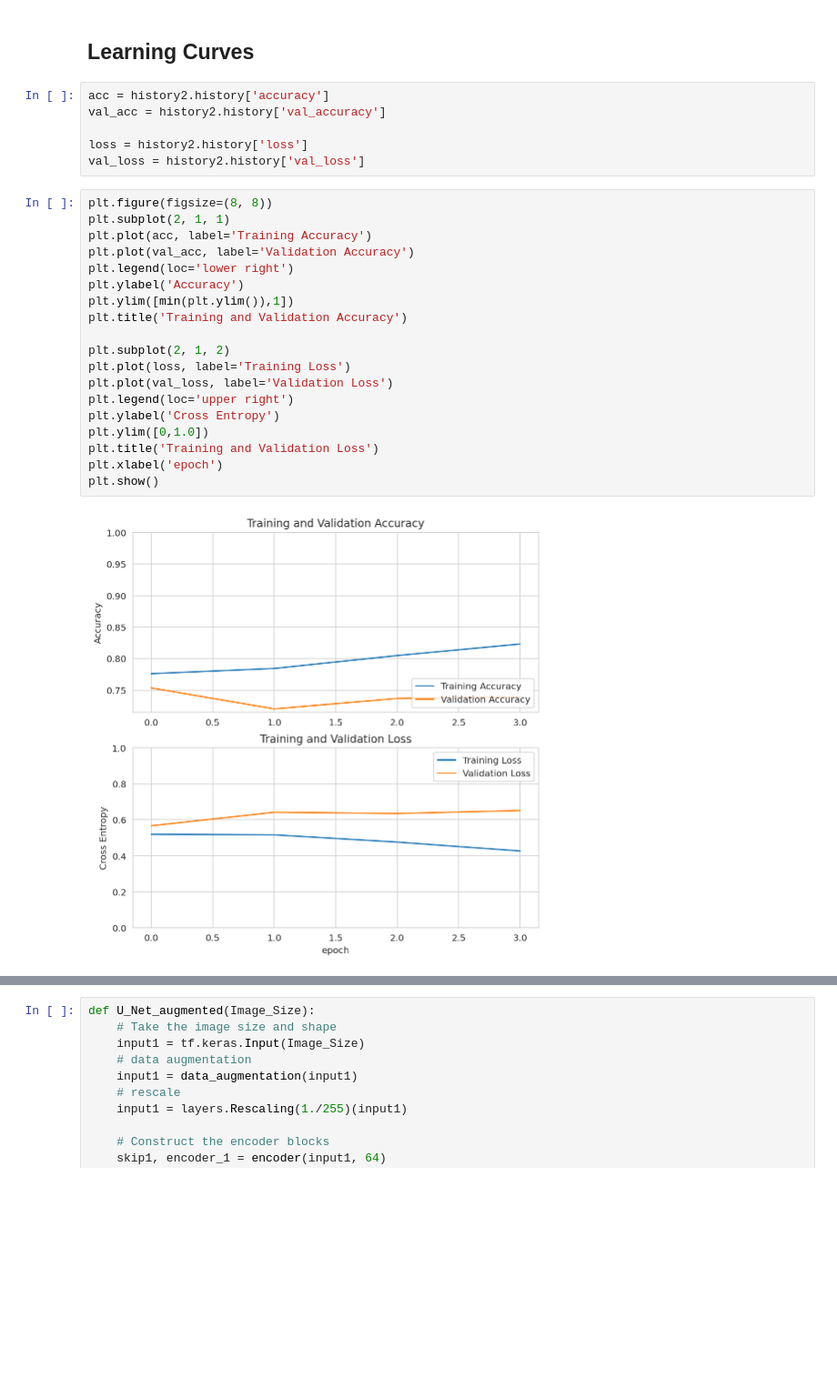
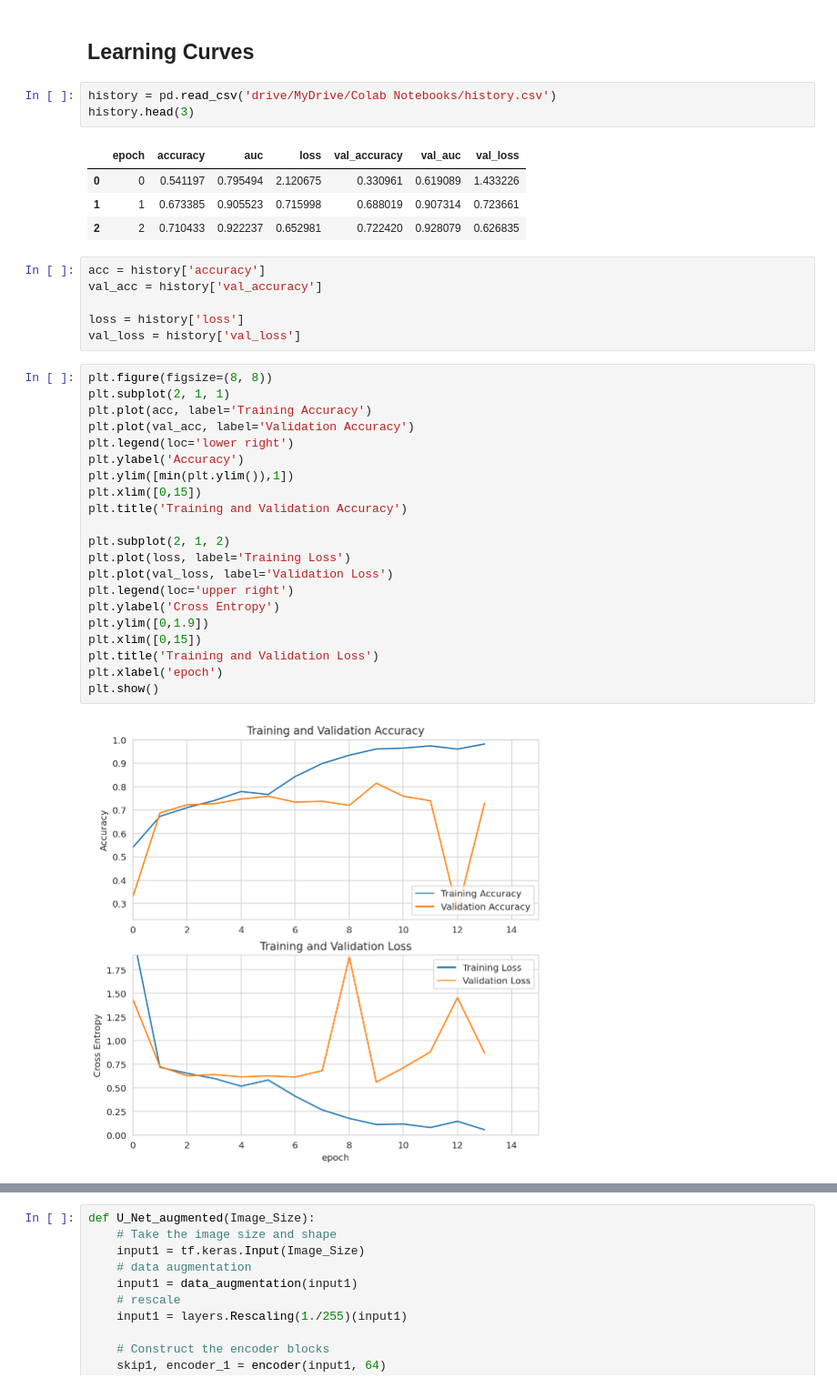
Before and after one commit to yxmauw/eye-disease-classification, a Jupyter notebook: UNet.ipynb, the cells around one changed output, grey strips where cells are left out. Shown at 91% size. Drawn from its saved outputs; the diff is of its cells as text; blank space fills up the shorter version.

```diff
--- a/UNet.ipynb
+++ b/UNet.ipynb
@@ -418,29 +435,39 @@ with open('drive/MyDrive/Colab Notebooks/history/history_epoch10', 'wb') as f:
 # %% [markdown]
 ## Learning Curves
+# %%
+history = pd.read_csv('drive/MyDrive/Colab Notebooks/history.csv')
+history.head(3)
+# %% [output]
+|  | epoch | accuracy | auc | loss | val_accuracy | val_auc | val_loss |
+| 0 | 0 | 0.541197 | 0.795494 | 2.120675 | 0.330961 | 0.619089 | 1.433226 |
+| 1 | 1 | 0.673385 | 0.905523 | 0.715998 | 0.688019 | 0.907314 | 0.723661 |
+| 2 | 2 | 0.710433 | 0.922237 | 0.652981 | 0.722420 | 0.928079 | 0.626835 |
 # %%
-acc = history2.history['accuracy']
-val_acc = history2.history['val_accuracy']
+acc = history['accuracy']
+val_acc = history['val_accuracy']
 
-loss = history2.history['loss']
-val_loss = history2.history['val_loss']
+loss = history['loss']
+val_loss = history['val_loss']
 # %%
 plt.figure(figsize=(8, 8))
 plt.subplot(2, 1, 1)
 plt.plot(acc, label='Training Accuracy')
 plt.plot(val_acc, label='Validation Accuracy')
 plt.legend(loc='lower right')
 plt.ylabel('Accuracy')
 plt.ylim([min(plt.ylim()),1])
+plt.xlim([0,15])
 plt.title('Training and Validation Accuracy')
 
 plt.subplot(2, 1, 2)
 plt.plot(loss, label='Training Loss')
 plt.plot(val_loss, label='Validation Loss')
 plt.legend(loc='upper right')
 plt.ylabel('Cross Entropy')
-plt.ylim([0,1.0])
+plt.ylim([0,1.9])
+plt.xlim([0,15])
 plt.title('Training and Validation Loss')
 plt.xlabel('epoch')
 plt.show()
 # %% [output]
-[figure, old version]
+[figure, new version]
```
Also changed, not shown: parts of 22 cells of this notebook.
